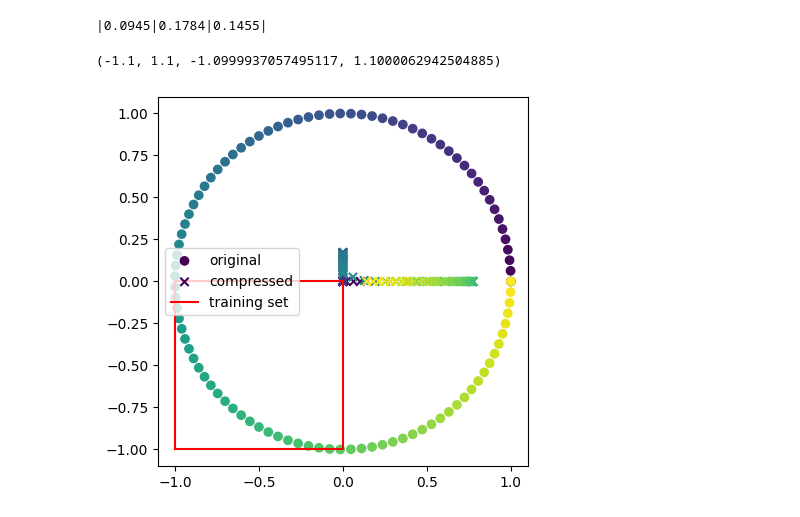
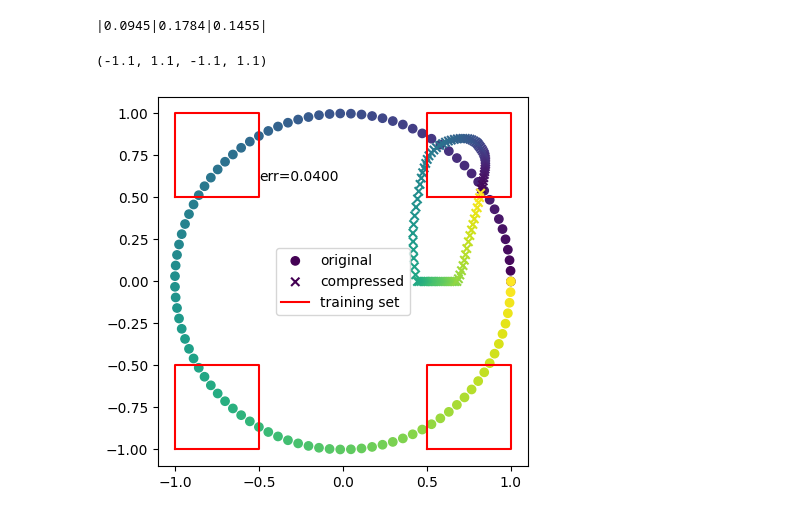
Before and after one commit to jc-bao/policy-adaptation-survey, a Jupyter notebook: adaptive_control_gym/utils/plot.ipynb, the cells around one changed output. Drawn from its saved outputs; the diff is of its cells as text; code cells hidden in the pictures.

Commit message:
:sparkles: update comppressor visualizer

```diff
--- a/adaptive_control_gym/utils/plot.ipynb
+++ b/adaptive_control_gym/utils/plot.ipynb
@@ -63,27 +63,39 @@ ic| expert_Dw1['expert_err_x_final']: 0.09450117498636246
 # load torch module
 import torch
 # load the model
-model = torch.load('/home/pcy/rl/policy-adaptation-survey/results/rl/ppo_ood-only-res.pt')
+model = torch.load('/home/pcy/rl/policy-adaptation-survey/results/rl/ppo_ood-only-res-out-50.pt')
 compressor = model['compressor'].to('cpu')
+err = model['expert_err_x_final']
 # %%
 # create xy from a circle with torch
 theta = torch.linspace(0, 2*torch.pi, 100)
 x = torch.cos(theta)
 y = torch.sin(theta)
 xy = torch.stack([x, y], dim=1)
 # get the compressed xy
 xy_compressed = compressor(xy)
 # plot the result
 import matplotlib.pyplot as plt
 plt.scatter(xy[:,0], xy[:,1], label='original', c=theta, marker='o')
 plt.scatter(xy_compressed[:,0], xy_compressed[:,1], label='compressed', c=theta, marker='x')
 # plot red rectangle with corners at (-1, -1), (-1, 0), (0, -1), (0, 0)
-v = -1+2*0.5
-plt.plot([-1, -1, v, v, -1], [-1, v, v, -1, -1], c='r', label='training set')
+# u, v = -1, 0.
+# plt.plot([u, u, v, v, u], [u, v, v, u, u], c='r', label='training set')
+# draw a red rectangle in left down
+plt.plot([-1, -0.5, -0.5, -1, -1], [-1, -1, -0.5, -0.5, -1], c='r', label='training set')
+# draw a red rectangle in right up
+plt.plot([0.5, 1, 1, 0.5, 0.5], [0.5, 0.5, 1, 1, 0.5], c='r')
+# draw a red rectangle in left up
+plt.plot([-1, -0.5, -0.5, -1, -1], [0.5, 0.5, 1, 1, 0.5], c='r')
+# draw a red rectangle in right down
+plt.plot([0.5, 1, 1, 0.5, 0.5], [-1, -1, -0.5, -0.5, -1], c='r')
+
+# add err text
+plt.text(-0.5, 0.6, f'err={err:.4f}')
 # add legend
 plt.legend()
 # square the plot
 plt.axis('square')
 # %% [output]
-(-1.1, 1.1, -1.0999937057495117, 1.1000062942504885)
+(-1.1, 1.1, -1.1, 1.1)
-[figure, old version]
+[figure, new version]
```
Also changed, not shown: 2 other files.
